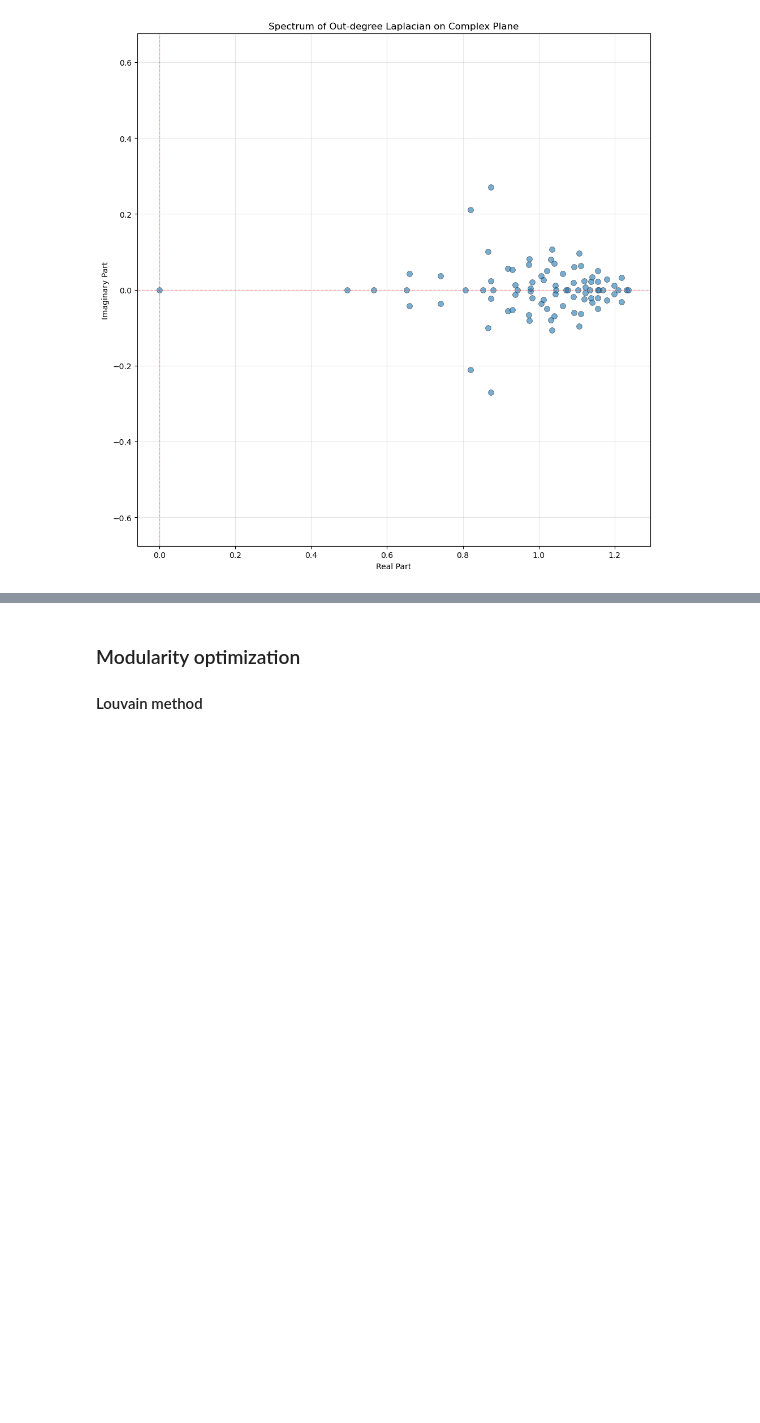
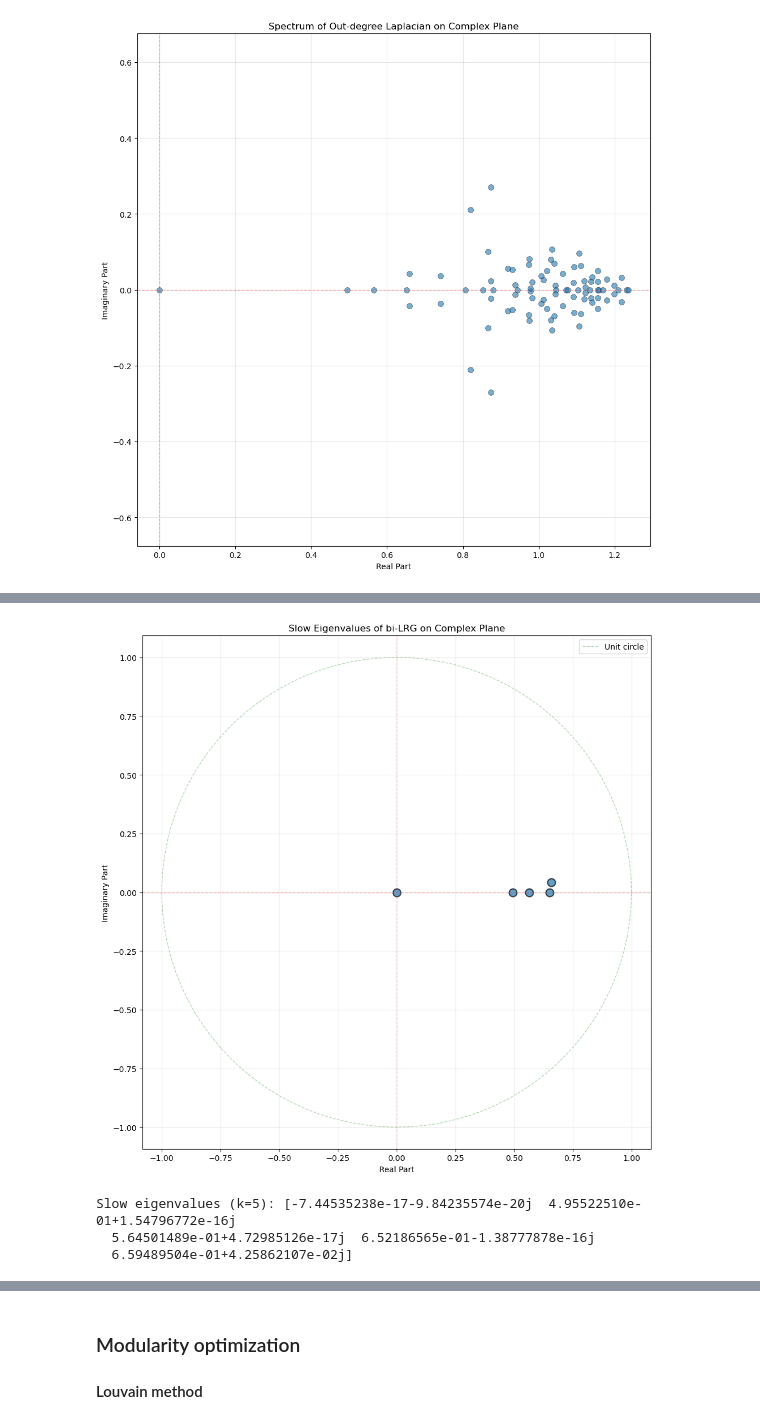
Before and after one commit to CharlesXu-Jingyue/MesoCompPrimitives, a Jupyter notebook: notebooks/poc.ipynb, the cells around one changed output, grey strips where cells are left out. Drawn from its saved outputs; the diff is of its cells as text; code cells hidden in the pictures; blank space fills up the shorter version.

```diff
--- a/notebooks/poc.ipynb
+++ b/notebooks/poc.ipynb
@@ -1535,0 +1629,29 @@ Coarse Laplacian stats: min=-0.3836, max=0.6522, mean=0.0683
+# %%
+# Show eigenvalue spectrum on complex plane
+U_k, V_k, Lambda_k = bilrg.get_modes()
+
+plt.figure(figsize=(10, 10))
+plt.scatter(Lambda_k.real, Lambda_k.imag,
+           s=100, alpha=0.7, edgecolors='black', linewidths=1.5)
+plt.axhline(y=0, color='r', linestyle='--', alpha=0.3, linewidth=1)
+plt.axvline(x=0, color='r', linestyle='--', alpha=0.3, linewidth=1)
+
+# Add unit circle for reference
+theta = np.linspace(0, 2*np.pi, 100)
+plt.plot(np.cos(theta), np.sin(theta), 'g--', alpha=0.3, linewidth=1, label='Unit circle')
+
+plt.xlabel('Real Part')
+plt.ylabel('Imaginary Part')
+plt.title('Slow Eigenvalues of bi-LRG on Complex Plane')
+plt.grid(True, alpha=0.3)
+plt.axis('equal')
+plt.legend()
+plt.tight_layout()
+plt.show()
+
+print(f"Slow eigenvalues (k={len(Lambda_k)}): {Lambda_k}")
+# %% [output]
+[figure, added]
+Slow eigenvalues (k=5): [-7.44535238e-17-9.84235574e-20j  4.95522510e-01+1.54796772e-16j
+  5.64501489e-01+4.72985126e-17j  6.52186565e-01-1.38777878e-16j
+  6.59489504e-01+4.25862107e-02j]
```
Also changed, not shown: parts of 27 cells of this notebook, 6 other files.
